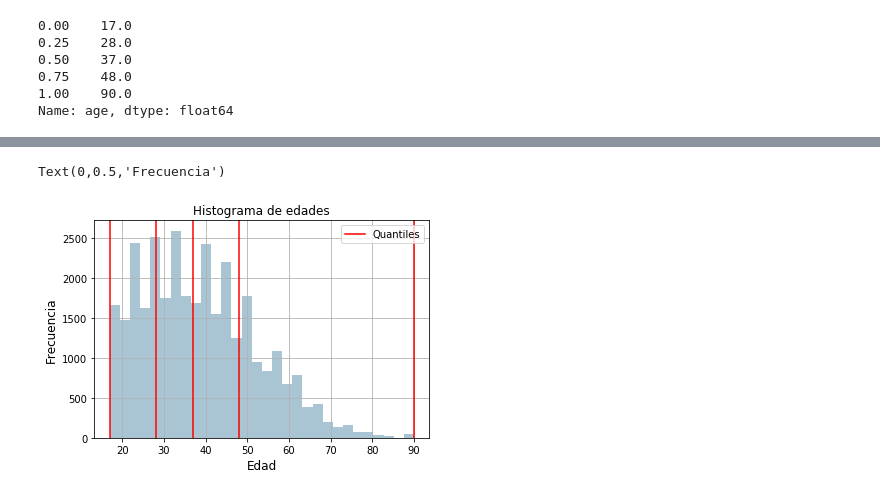
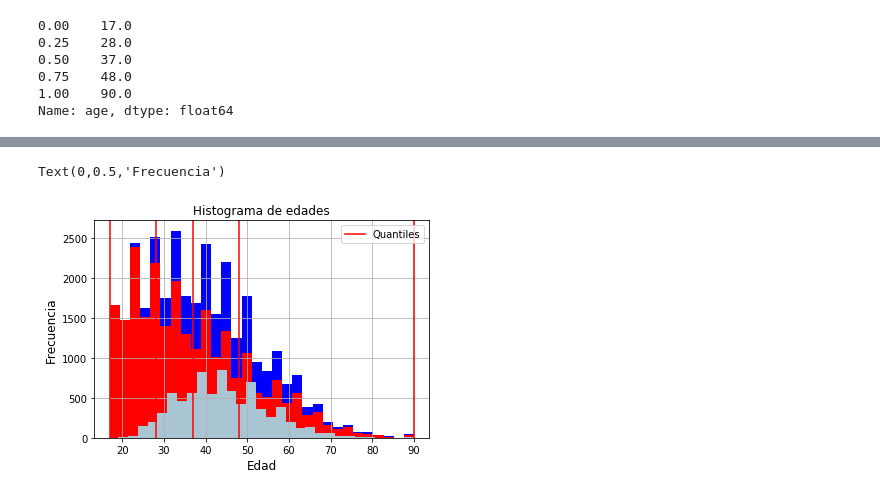
Before and after one commit to fepineda/AnalisisCensos, a Jupyter notebook: pre-process/pre-process.ipynb, the cells around one changed output, grey strips where cells are left out. Cells and saved outputs as stored; diff of their text form; code cells hidden in the pictures.

Commit message:
Adult - age

```diff
--- a/pre-process/pre-process.ipynb
+++ b/pre-process/pre-process.ipynb
@@ -91,14 +93,17 @@ Name: age, dtype: float64
 # %%
 fig, ax = plot.subplots()
-adult_df['age'].hist(bins=30, color='#A9C5D3')
+#adult_df['age'].hist(bins=30, color='#A9C5D3')
+adult_df['age'].hist(bins=30, color='#0000FF')
+adult_df[adult_df['income']=='<=50K']['age'].hist(bins=30, color='#FF0000')
+adult_df[adult_df['income']=='>50K']['age'].hist(bins=30, color='#A9C5D3')
 
 for quantile in quantiles:
-    qvl = plt.axvline(quantile, color='r')
+    qvl = plot.axvline(quantile, color='r')
 ax.legend([qvl], ['Quantiles'], fontsize=10)
 
 ax.set_title('Histograma de edades', fontsize=12)
 ax.set_xlabel('Edad', fontsize=12)
 ax.set_ylabel('Frecuencia', fontsize=12)
 # %% [output]
 Text(0,0.5,'Frecuencia')
-[figure, old version]
+[figure, new version]
```
Also changed, not shown: parts of 3 cells of this notebook.
